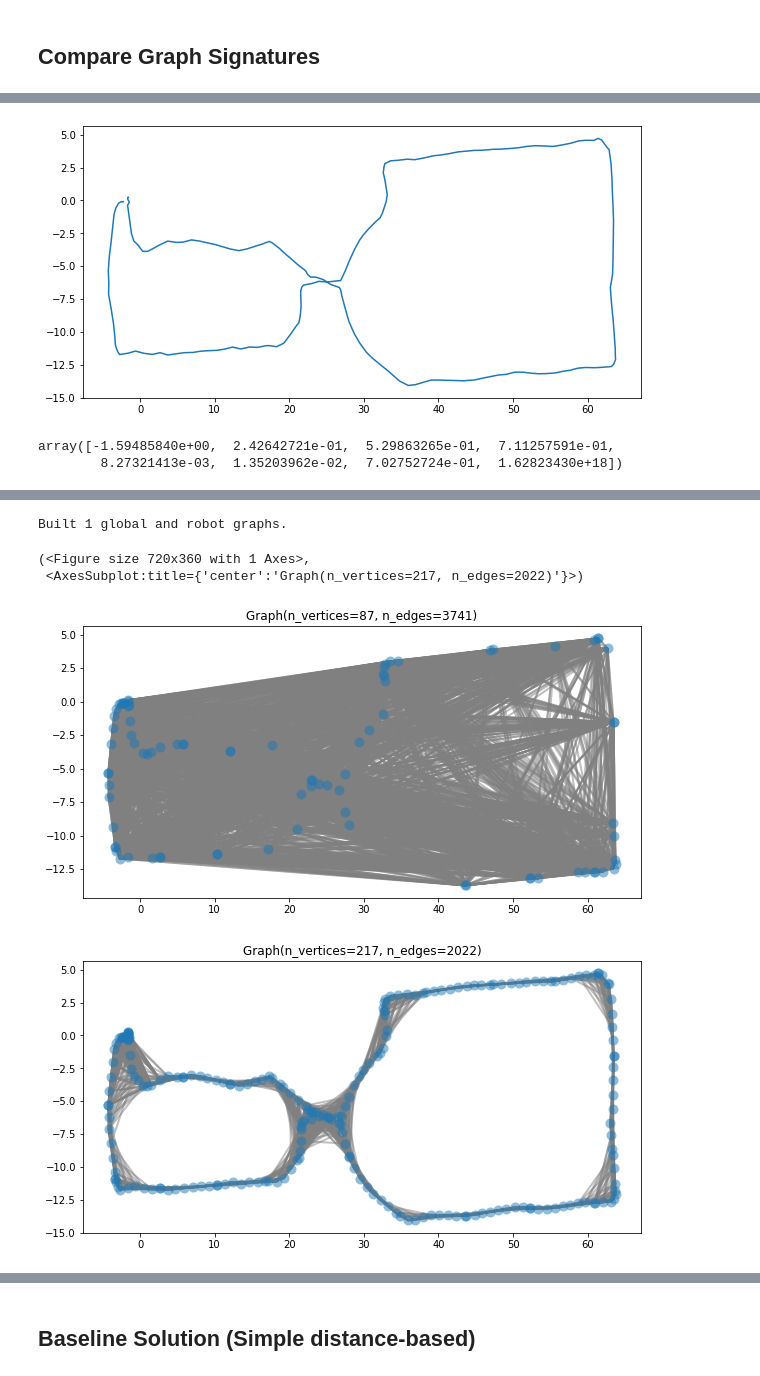
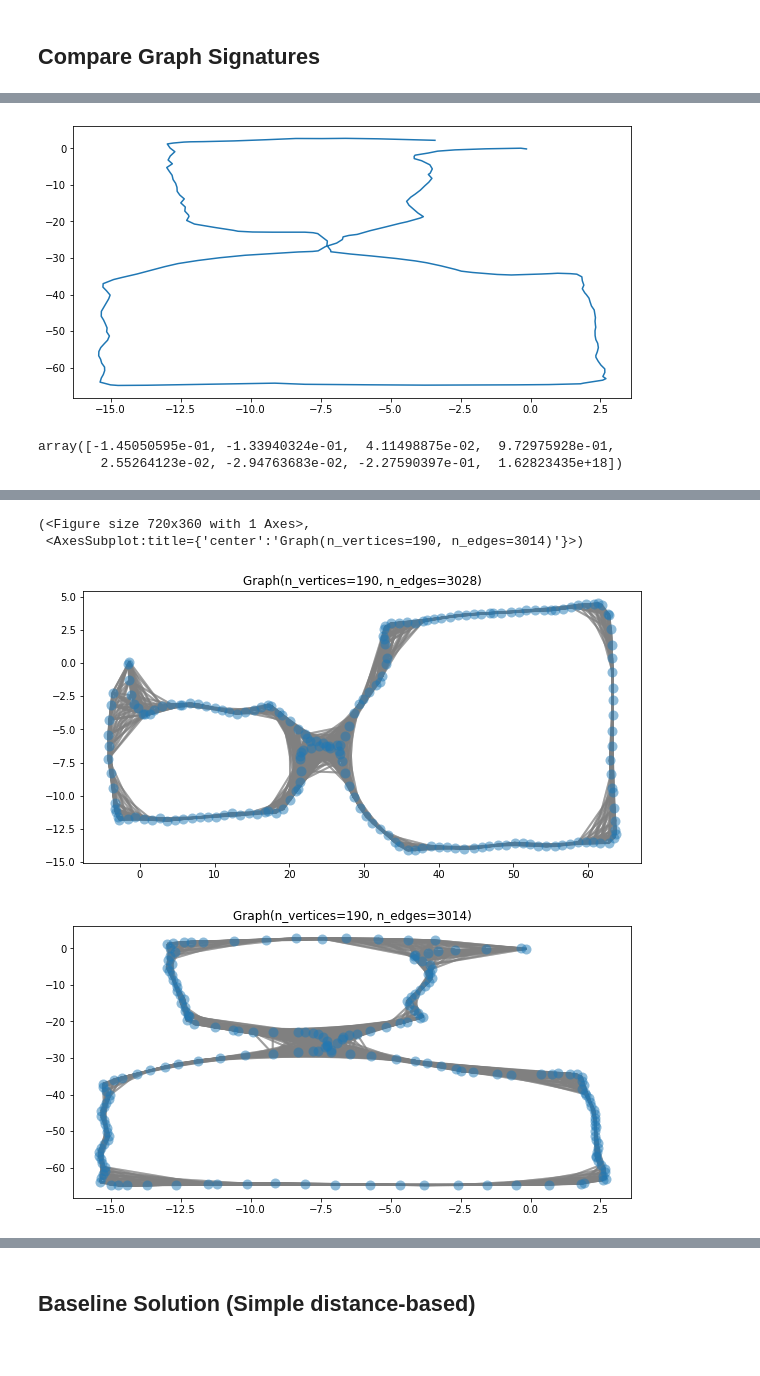
Before and after one commit to ethz-asl/fgsp, a Jupyter notebook: src/GraphSignatures.ipynb, the cells around one changed output, grey strips where cells are left out. Cells and saved outputs as stored; diff of their text form; code cells hidden in the pictures.

```diff
--- a/src/GraphSignatures.ipynb
+++ b/src/GraphSignatures.ipynb
@@ -3,16 +3,15 @@
 # %%
 %matplotlib inline
 
+import os.path
 import numpy as np
 import matplotlib.pyplot as plt
 from mpl_toolkits.mplot3d import axes3d
 from scipy.spatial.transform import Rotation
 
 from pygsp import graphs, filters, plotting, reduction
-import os.path
-from global_graph import GlobalGraph
-from wavelet_evaluator import WaveletEvaluator
-from config import DebugConfig
+from src.fgsp.graph.wavelet_evaluator import WaveletEvaluator
+from src.fgsp.graph.global_graph import GlobalGraph
 
 %load_ext autoreload
 %autoreload 2
@@ -22,8 +21,9 @@ plt.rcParams['figure.figsize'] = (10, 5)
 
 print(f'\n\nLoading....')
 
-dataroot = '/media/berlukas/Data/data/datasets/fgsp/gt/fr/EuRoC/kron/'
-datasets = ['h_floor_pos_rot/']
+# dataroot = '/media/berlukas/Data/data/datasets/fgsp/gt/fr/EuRoC/kron/'
+dataroot = '../data/'
+datasets = ['cerberus_1628234333980459008/']
 
 n_datasets = len(datasets)
 opt_signals = []
@@ -36,7 +36,7 @@ opt_graph_adj = []
 est_graph_coords = []
 est_graph_adj = []
 for ds in datasets:
-    ds_path = dataroot + ds
+    ds_path = dataroot + ds + 'data/'
     print(f'Loading data from {ds_path}')
     opt_signal_path = ds_path + 'opt_signal.npy'
     opt_traj_path = ds_path + 'opt_trajectory.npy'
@@ -96,20 +92,19 @@ f = plt.plot(a[:,0], a[:,1])
 plt.show()
 a[0,:]
 # %% [output]
-[figure, old version]
+[figure, new version]
-array([-1.59485840e+00,  2.42642721e-01,  5.29863265e-01,  7.11257591e-01,
-        8.27321413e-03,  1.35203962e-02,  7.02752724e-01,  1.62823430e+18])
+array([-1.45050595e-01, -1.33940324e-01,  4.11498875e-02,  9.72975928e-01,
+        2.55264123e-02, -2.94763683e-02, -2.27590397e-01,  1.62823435e+18])
 # %%
 global_graph_per_dataset = []
 robot_graph_per_dataset = []
 
-client_config = DebugConfig()
 for i in range(0, n_datasets):
-    global_graph = GlobalGraph(client_config, True)
+    global_graph = GlobalGraph(None, False)
     global_graph.build_graph_from_coords_and_adj(opt_graph_coords[i], opt_graph_adj[i])
     global_graph_per_dataset.append(global_graph)
 
-    robot_graph = GlobalGraph(client_config)
+    robot_graph = GlobalGraph(None)
     robot_graph.build_graph_from_coords_and_adj(est_graph_coords[i], est_graph_adj[i])
     robot_graph_per_dataset.append(robot_graph)
 
@@ -133,8 +127,7 @@ INFO - 2021-10-19 19:20:01,714 - global_graph - [GlobalGraph] Initialized.
-Built 1 global and robot graphs.
+(<Figure size 720x360 with 1 Axes>,
+ <AxesSubplot:title={'center':'Graph(n_vertices=190, n_edges=3014)'}>)
-(<Figure size 720x360 with 1 Axes>,
- <AxesSubplot:title={'center':'Graph(n_vertices=217, n_edges=2022)'}>)
-[figure, old version]
+[figure, new version]
-[figure, old version]
+[figure, new version]
 # %%
 i = 0
 opt_origin = opt_trajectory[i][0,1:4]
```
Also changed, not shown: parts of 19 cells of this notebook, 2 other files.
